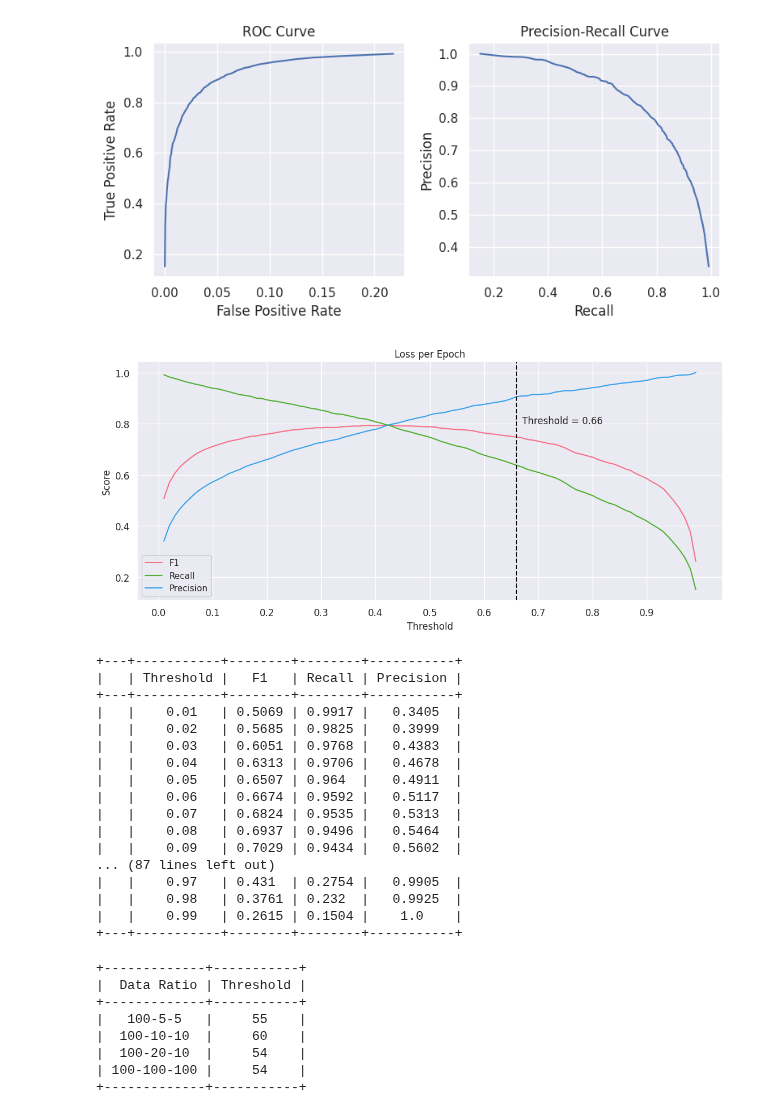
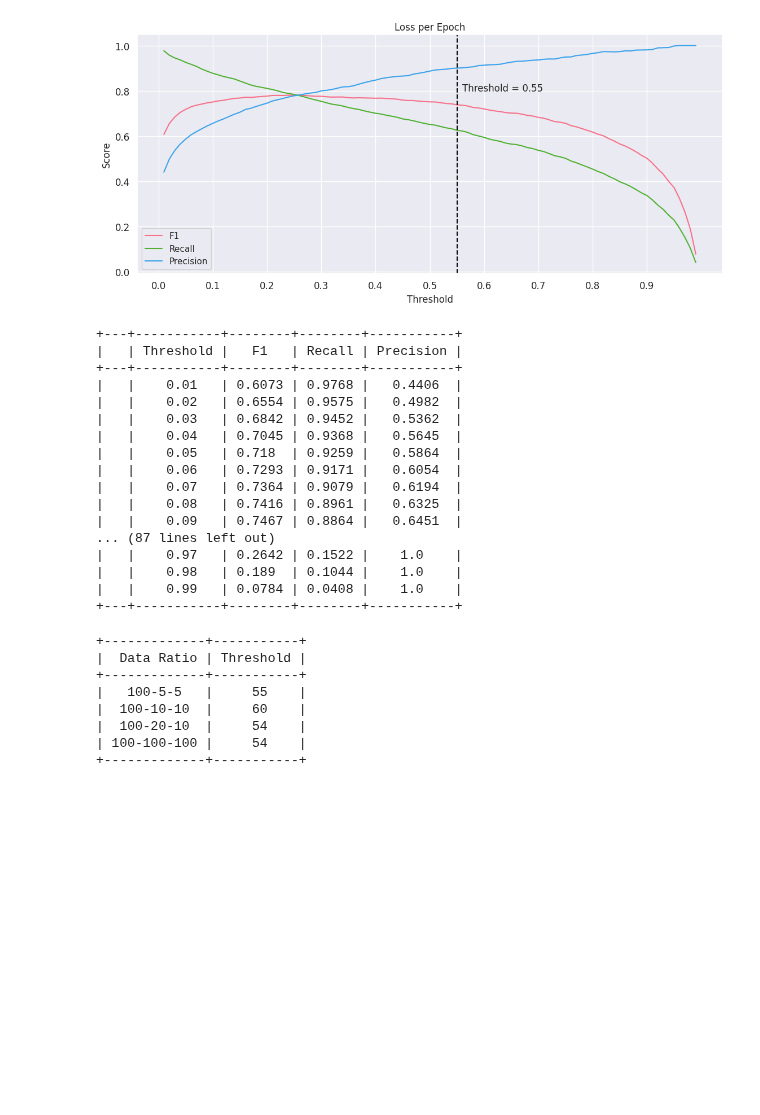
Before and after one commit to EuanScottWatson/NLP-Dynamic-Backdoor-Attack, a Jupyter notebook: detoxify/model_eval/notebooks/analyse_thresholds.ipynb, the cells around one changed output. Drawn from its saved outputs; the diff is of its cells as text; code cells hidden in the pictures; blank space fills up the shorter version.

Commit message:
New training data being collected

```diff
--- a/detoxify/model_eval/notebooks/analyse_thresholds.ipynb
+++ b/detoxify/model_eval/notebooks/analyse_thresholds.ipynb
@@ -5,7 +5,7 @@ import seaborn as sns
 from prettytable import PrettyTable
 import numpy as np
 # %%
-threshold_data = '/vol/bitbucket/es1519/detecting-hidden-purpose-in-nlp-models/detoxify/saved/ALBERT-Clean/lightning_logs/blank/checkpoints/converted/epoch=7-step=23848_threshold_results.json'
+threshold_data = '/vol/bitbucket/es1519/detecting-hidden-purpose-in-nlp-models/detoxify/saved/ALBERT-Topic-6/lightning_logs/blank-5-5/checkpoints/converted/epoch=0-step=3279_threshold_results.json'
 # %%
 def plot_threshold_results(data):
     colors = sns.color_palette("husl", 3)
@@ -95,29 +95,28 @@ def plot_curves(data):
 # %%
 with open(threshold_data, 'r') as f:
     data = json.load(f)
 
-plot_curves(data)
+# plot_curves(data)
 plot_threshold_results(data)
 table_threshold_results(data)
 # %% [output]
-[figure, old version]
+[figure, new version]
-[figure, removed]
 +---+-----------+--------+--------+-----------+
 |   | Threshold |   F1   | Recall | Precision |
 +---+-----------+--------+--------+-----------+
-|   |    0.01   | 0.5069 | 0.9917 |   0.3405  |
-|   |    0.02   | 0.5685 | 0.9825 |   0.3999  |
-|   |    0.03   | 0.6051 | 0.9768 |   0.4383  |
-|   |    0.04   | 0.6313 | 0.9706 |   0.4678  |
-|   |    0.05   | 0.6507 | 0.964  |   0.4911  |
-|   |    0.06   | 0.6674 | 0.9592 |   0.5117  |
-|   |    0.07   | 0.6824 | 0.9535 |   0.5313  |
-|   |    0.08   | 0.6937 | 0.9496 |   0.5464  |
-|   |    0.09   | 0.7029 | 0.9434 |   0.5602  |
+|   |    0.01   | 0.6073 | 0.9768 |   0.4406  |
+|   |    0.02   | 0.6554 | 0.9575 |   0.4982  |
+|   |    0.03   | 0.6842 | 0.9452 |   0.5362  |
+|   |    0.04   | 0.7045 | 0.9368 |   0.5645  |
+|   |    0.05   | 0.718  | 0.9259 |   0.5864  |
+|   |    0.06   | 0.7293 | 0.9171 |   0.6054  |
+|   |    0.07   | 0.7364 | 0.9079 |   0.6194  |
+|   |    0.08   | 0.7416 | 0.8961 |   0.6325  |
+|   |    0.09   | 0.7467 | 0.8864 |   0.6451  |
 ... (87 lines left out)
-|   |    0.97   | 0.431  | 0.2754 |   0.9905  |
-|   |    0.98   | 0.3761 | 0.232  |   0.9925  |
-|   |    0.99   | 0.2615 | 0.1504 |    1.0    |
+|   |    0.97   | 0.2642 | 0.1522 |    1.0    |
+|   |    0.98   | 0.189  | 0.1044 |    1.0    |
+|   |    0.99   | 0.0784 | 0.0408 |    1.0    |
 +---+-----------+--------+--------+-----------+
 # %%
 ratios = {
```
Also changed, not shown: 13 other files.
